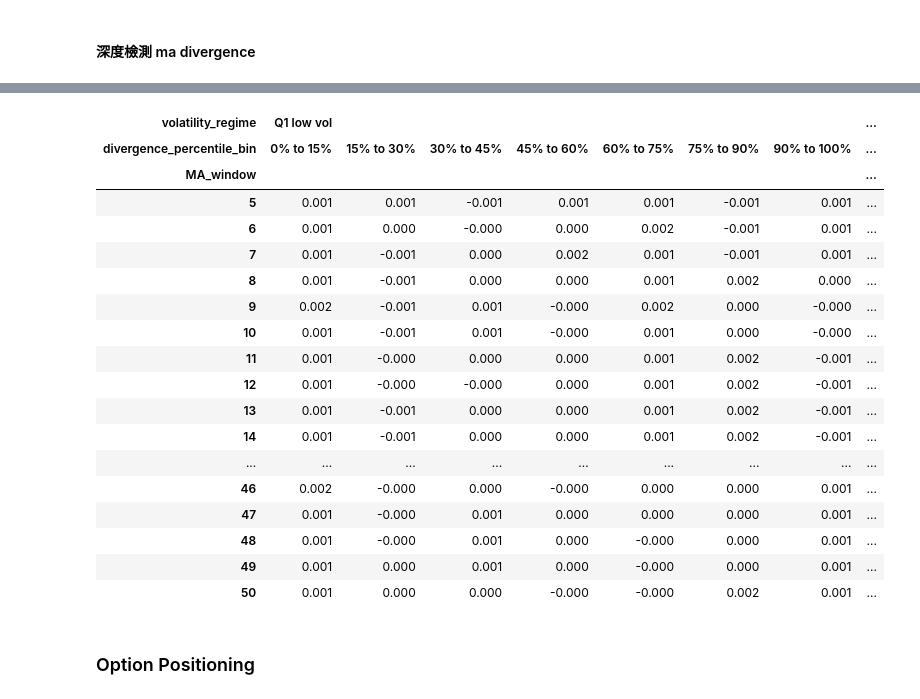
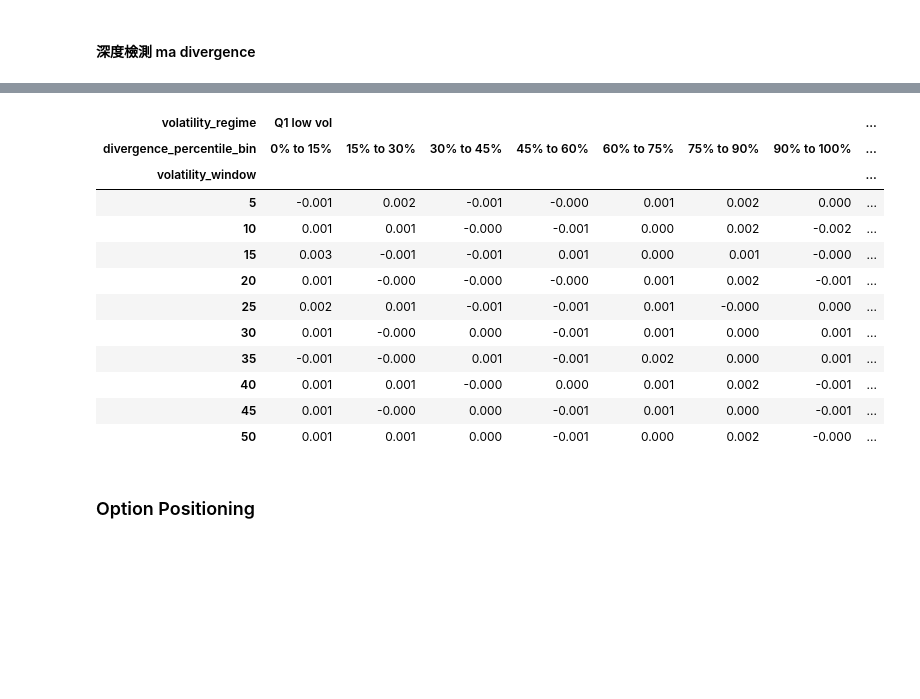
Before and after one commit to Xin95172/Quant, a Jupyter notebook: projects/workStrategy/TX/main.ipynb, the cells around one changed output, grey strips where cells are left out. Saved outputs shown, nothing was run; the diff lists cells and outputs as text; code cells hidden in the pictures; blank space fills up the shorter version.

```diff
--- a/projects/workStrategy/TX/main.ipynb
+++ b/projects/workStrategy/TX/main.ipynb
@@ -99,5 +99,23 @@ report = training_analyzer.compare_ma_divergence_by_volatility(
     divergence_bin_percentile=15,
 )
 report['median'].style.format('{:.3f}')
+
+volatility_report = training_analyzer.compare_ma_divergence_by_volatility(
+    [25],
+    return_column='daily_ret',
+    vary='volatility',
+    volatility_windows=range(5, 51, 5),
+    volatility_bins=5,
+    divergence_bin_percentile=15,
+)
+volatility_report['median'].style.format('{:.3f}')
+
+signal_events = training_analyzer.show_divergence_signal_timeline(
+    ma_window=25,
+    volatility_window=20,
+    volatility_regime=5,
+    volatility_bins=5,
+    divergence_percentile=15,
+)
 # %% [output]
 [interactive output not drawn]
@@ -104,22 +123,16 @@ report['median'].style.format('{:.3f}')
 | volatility_regime | Q1 low vol |  |  |  |  |  |  | ... |
 | divergence_percentile_bin | 0% to 15% | 15% to 30% | 30% to 45% | 45% to 60% | 60% to 75% | 75% to 90% | 90% to 100% | ... |
-| MA_window |  |  |  |  |  |  |  | ... |
-| 5 | 0.001 | 0.001 | -0.001 | 0.001 | 0.001 | -0.001 | 0.001 | ... |
-| 6 | 0.001 | 0.000 | -0.000 | 0.000 | 0.002 | -0.001 | 0.001 | ... |
-| 7 | 0.001 | -0.001 | 0.000 | 0.002 | 0.001 | -0.001 | 0.001 | ... |
-| 8 | 0.001 | -0.001 | 0.000 | 0.000 | 0.001 | 0.002 | 0.000 | ... |
-| 9 | 0.002 | -0.001 | 0.001 | -0.000 | 0.002 | 0.000 | -0.000 | ... |
-| 10 | 0.001 | -0.001 | 0.001 | -0.000 | 0.001 | 0.000 | -0.000 | ... |
-| 11 | 0.001 | -0.000 | 0.000 | 0.000 | 0.001 | 0.002 | -0.001 | ... |
-| 12 | 0.001 | -0.000 | -0.000 | 0.000 | 0.001 | 0.002 | -0.001 | ... |
-| 13 | 0.001 | -0.001 | 0.000 | 0.000 | 0.001 | 0.002 | -0.001 | ... |
-| 14 | 0.001 | -0.001 | 0.000 | 0.000 | 0.001 | 0.002 | -0.001 | ... |
-| ... | ... | ... | ... | ... | ... | ... | ... | ... |
-| 46 | 0.002 | -0.000 | 0.000 | -0.000 | 0.000 | 0.000 | 0.001 | ... |
-| 47 | 0.001 | -0.000 | 0.001 | 0.000 | 0.000 | 0.000 | 0.001 | ... |
-| 48 | 0.001 | -0.000 | 0.001 | 0.000 | -0.000 | 0.000 | 0.001 | ... |
-| 49 | 0.001 | 0.000 | 0.001 | 0.000 | -0.000 | 0.000 | 0.001 | ... |
-| 50 | 0.001 | 0.000 | 0.000 | -0.000 | -0.000 | 0.002 | 0.001 | ... |
+| volatility_window |  |  |  |  |  |  |  | ... |
+| 5 | -0.001 | 0.002 | -0.001 | -0.000 | 0.001 | 0.002 | 0.000 | ... |
+| 10 | 0.001 | 0.001 | -0.000 | -0.001 | 0.000 | 0.002 | -0.002 | ... |
+| 15 | 0.003 | -0.001 | -0.001 | 0.001 | 0.000 | 0.001 | -0.000 | ... |
+| 20 | 0.001 | -0.000 | -0.000 | -0.000 | 0.001 | 0.002 | -0.001 | ... |
+| 25 | 0.002 | 0.001 | -0.001 | -0.001 | 0.001 | -0.000 | 0.000 | ... |
+| 30 | 0.001 | -0.000 | 0.000 | -0.001 | 0.001 | 0.000 | 0.001 | ... |
+| 35 | -0.001 | -0.000 | 0.001 | -0.001 | 0.002 | 0.000 | 0.001 | ... |
+| 40 | 0.001 | 0.001 | -0.000 | 0.000 | 0.001 | 0.002 | -0.001 | ... |
+| 45 | 0.001 | -0.000 | 0.000 | -0.001 | 0.001 | 0.000 | -0.001 | ... |
+| 50 | 0.001 | 0.001 | 0.000 | -0.001 | 0.000 | 0.002 | -0.000 | ... |
 # %% [markdown]
 ### Option Positioning
 # %%
```
Also changed, not shown: parts of 1 cell of this notebook, 3 other files.
